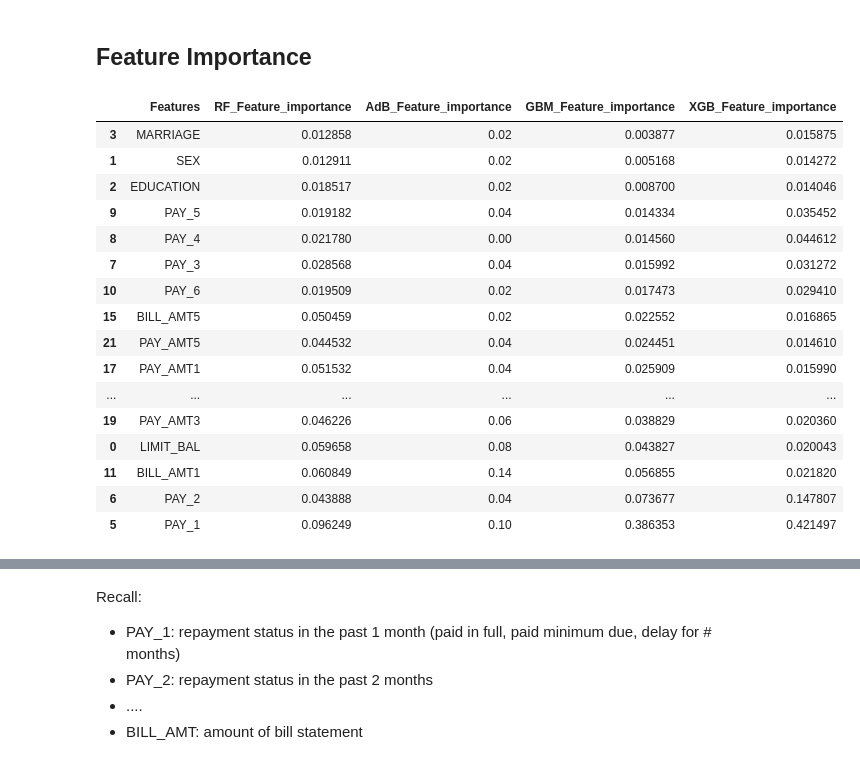
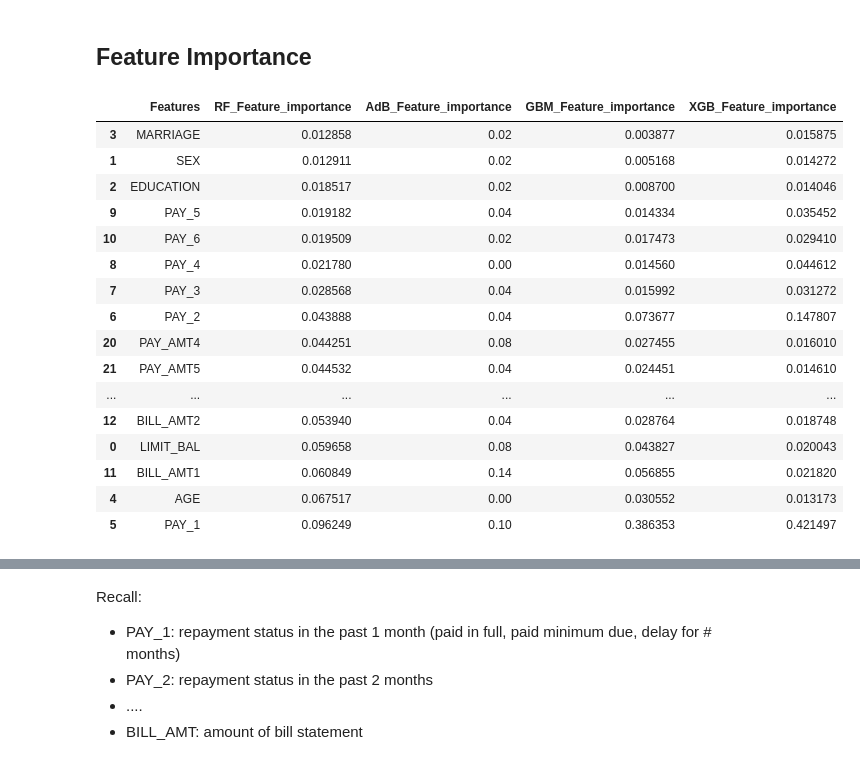
Before and after one commit to PJalgotrader/ML-USU-SP21, a Jupyter notebook: Classes/Class 22- Boosting models/XGBOOST_classification_creditcard.ipynb, the cells around one changed output, grey strips where cells are left out. Drawn from its saved outputs; the diff is of its cells as text; code cells hidden in the pictures.

```diff
--- a/Classes/Class 22- Boosting models/XGBOOST_classification_creditcard.ipynb
+++ b/Classes/Class 22- Boosting models/XGBOOST_classification_creditcard.ipynb
@@ -311,28 +311,28 @@ XGB_importance = XGB_classifier.feature_importances_
 # %%
 FIM = pd.DataFrame({'Features': X_train.columns
                    , 'RF_Feature_importance':RF_importance
                    , 'AdB_Feature_importance':AdB_importance
                    , 'GBM_Feature_importance':GBM_importance
                    , 'XGB_Feature_importance':XGB_importance})
-FIM = FIM.sort_values(by=['GBM_Feature_importance'])
+FIM = FIM.sort_values(by=['RF_Feature_importance'])
 FIM
 # %% [output]
 |  | Features | RF_Feature_importance | AdB_Feature_importance | GBM_Feature_importance | XGB_Feature_importance |
 | 3 | MARRIAGE | 0.012858 | 0.02 | 0.003877 | 0.015875 |
 | 1 | SEX | 0.012911 | 0.02 | 0.005168 | 0.014272 |
 | 2 | EDUCATION | 0.018517 | 0.02 | 0.008700 | 0.014046 |
 | 9 | PAY_5 | 0.019182 | 0.04 | 0.014334 | 0.035452 |
+| 10 | PAY_6 | 0.019509 | 0.02 | 0.017473 | 0.029410 |
 | 8 | PAY_4 | 0.021780 | 0.00 | 0.014560 | 0.044612 |
 | 7 | PAY_3 | 0.028568 | 0.04 | 0.015992 | 0.031272 |
-| 10 | PAY_6 | 0.019509 | 0.02 | 0.017473 | 0.029410 |
-| 15 | BILL_AMT5 | 0.050459 | 0.02 | 0.022552 | 0.016865 |
+| 6 | PAY_2 | 0.043888 | 0.04 | 0.073677 | 0.147807 |
+| 20 | PAY_AMT4 | 0.044251 | 0.08 | 0.027455 | 0.016010 |
 | 21 | PAY_AMT5 | 0.044532 | 0.04 | 0.024451 | 0.014610 |
-| 17 | PAY_AMT1 | 0.051532 | 0.04 | 0.025909 | 0.015990 |
 | ... | ... | ... | ... | ... | ... |
-| 19 | PAY_AMT3 | 0.046226 | 0.06 | 0.038829 | 0.020360 |
+| 12 | BILL_AMT2 | 0.053940 | 0.04 | 0.028764 | 0.018748 |
 | 0 | LIMIT_BAL | 0.059658 | 0.08 | 0.043827 | 0.020043 |
 | 11 | BILL_AMT1 | 0.060849 | 0.14 | 0.056855 | 0.021820 |
-| 6 | PAY_2 | 0.043888 | 0.04 | 0.073677 | 0.147807 |
+| 4 | AGE | 0.067517 | 0.00 | 0.030552 | 0.013173 |
 | 5 | PAY_1 | 0.096249 | 0.10 | 0.386353 | 0.421497 |
 # %%
 plt.figure(figsize=(10,6))
```
Also changed, not shown: parts of 9 cells of this notebook, 1 other file.
